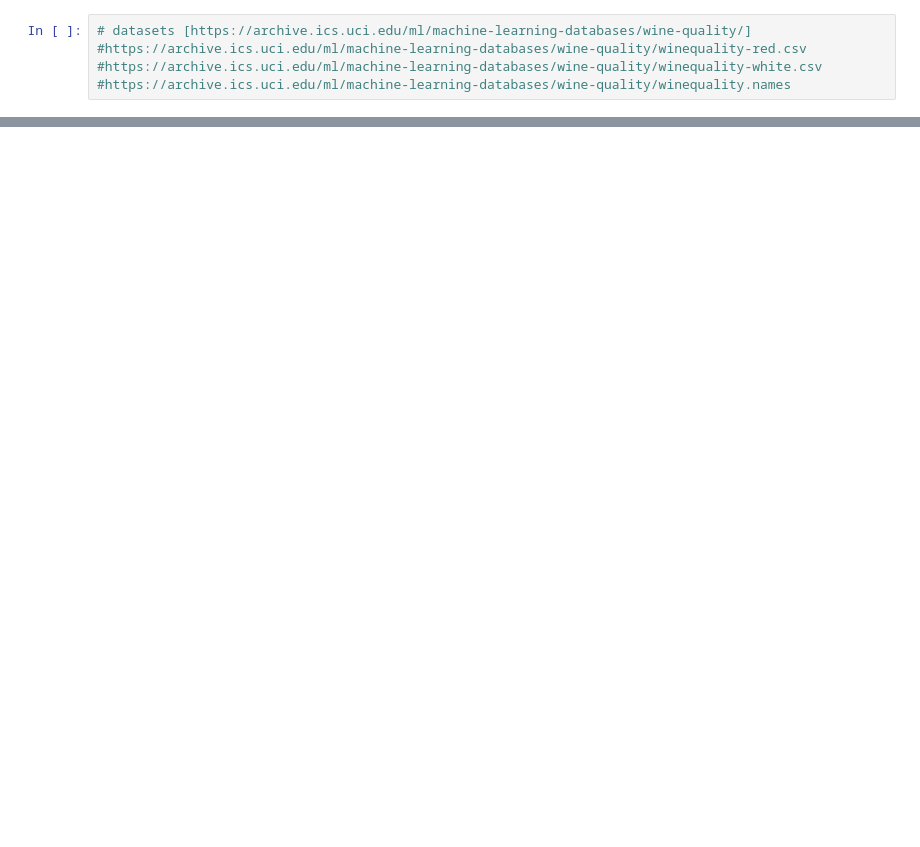
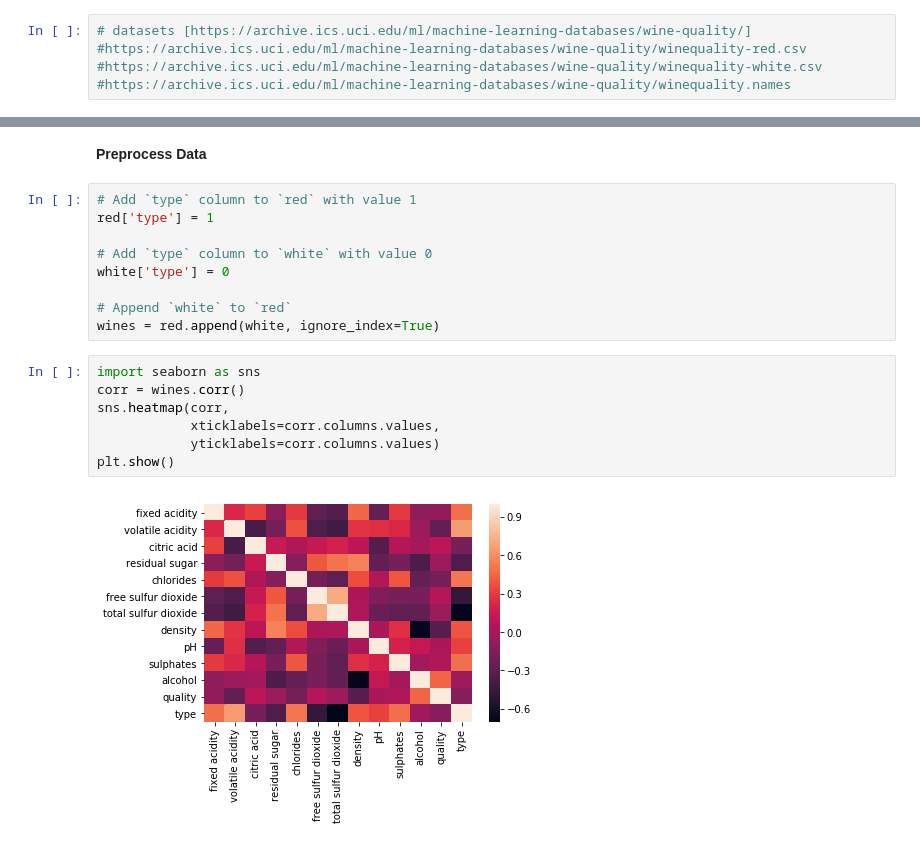
Before and after one commit to Subhraj07/Machine_Learning_Models, a Jupyter notebook: MLpractice/CEREBRINOCS/keras_test.ipynb, the cells around one changed output, grey strips where cells are left out. Cells and saved outputs as stored; diff of their text form; blank space fills up the shorter version.

```diff
--- a/MLpractice/CEREBRINOCS/keras_test.ipynb
+++ b/MLpractice/CEREBRINOCS/keras_test.ipynb
@@ -40,0 +204,20 @@ df.head()
+# %% [markdown]
+**Preprocess Data**
+# %%
+# Add `type` column to `red` with value 1
+red['type'] = 1
+
+# Add `type` column to `white` with value 0
+white['type'] = 0
+
+# Append `white` to `red`
+wines = red.append(white, ignore_index=True)
+# %%
+import seaborn as sns
+corr = wines.corr()
+sns.heatmap(corr,
+            xticklabels=corr.columns.values,
+            yticklabels=corr.columns.values)
+plt.show()
+# %% [output]
+[figure, added]
```
Also changed, not shown: parts of 32 cells of this notebook.
